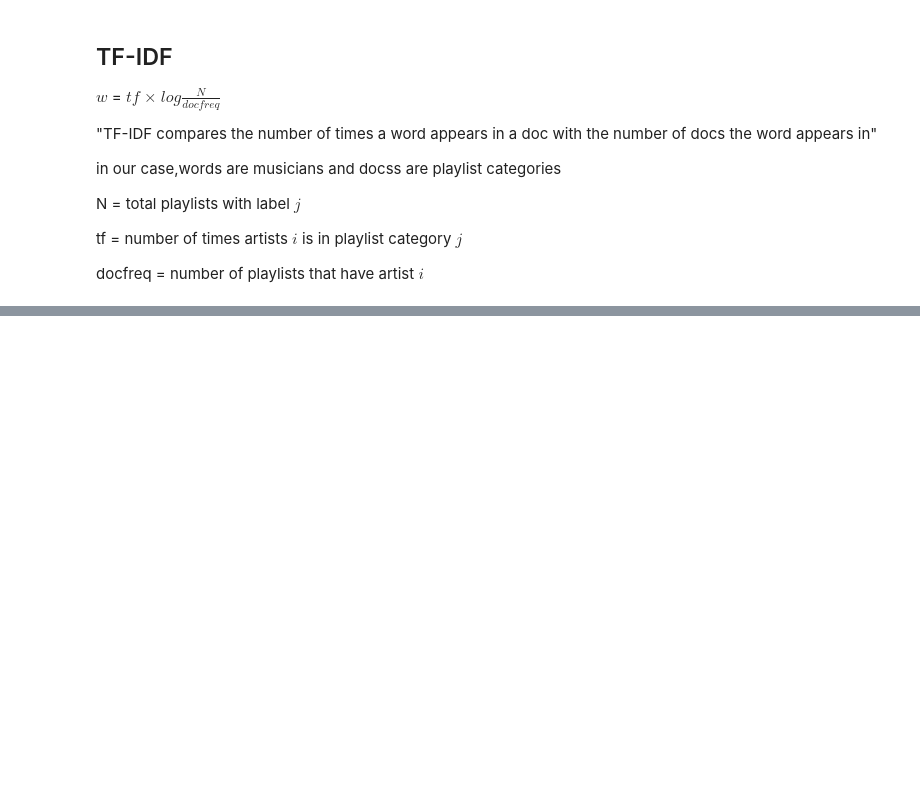
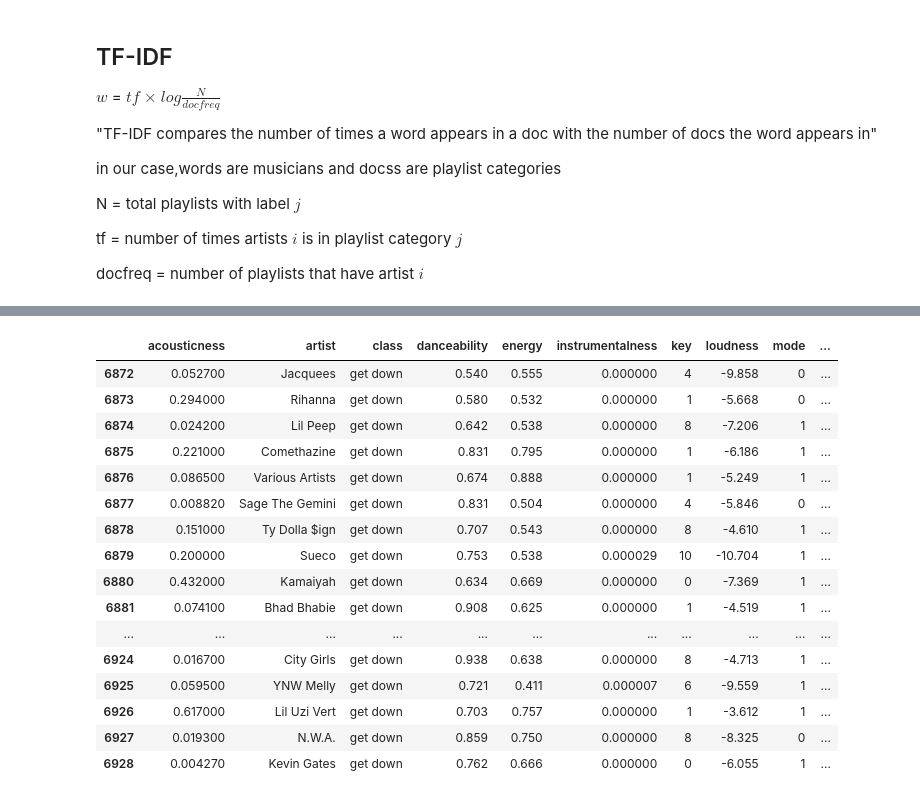
Before and after one commit to sulayman-ali/MusicMood, a Jupyter notebook: notebooks/EDA.ipynb, the cells around one changed output, grey strips where cells are left out. Saved outputs shown, nothing was run; the diff lists cells and outputs as text; code cells hidden in the pictures; blank space fills up the shorter version.

```diff
--- a/notebooks/EDA.ipynb
+++ b/notebooks/EDA.ipynb
@@ -160,0 +150,20 @@ df[df.artist == "Meek Mill" ]
+# %%
+df[df.playlist_id == "6GUbWs9UAjQVJSS3FkZZNY"]
+# %% [output]
+|  | acousticness | artist | class | danceability | energy | instrumentalness | key | loudness | mode | ... |
+| 6872 | 0.052700 | Jacquees | get down | 0.540 | 0.555 | 0.000000 | 4 | -9.858 | 0 | ... |
+| 6873 | 0.294000 | Rihanna | get down | 0.580 | 0.532 | 0.000000 | 1 | -5.668 | 0 | ... |
+| 6874 | 0.024200 | Lil Peep | get down | 0.642 | 0.538 | 0.000000 | 8 | -7.206 | 1 | ... |
+| 6875 | 0.221000 | Comethazine | get down | 0.831 | 0.795 | 0.000000 | 1 | -6.186 | 1 | ... |
+| 6876 | 0.086500 | Various Artists | get down | 0.674 | 0.888 | 0.000000 | 1 | -5.249 | 1 | ... |
+| 6877 | 0.008820 | Sage The Gemini | get down | 0.831 | 0.504 | 0.000000 | 4 | -5.846 | 0 | ... |
+| 6878 | 0.151000 | Ty Dolla $ign | get down | 0.707 | 0.543 | 0.000000 | 8 | -4.610 | 1 | ... |
+| 6879 | 0.200000 | Sueco | get down | 0.753 | 0.538 | 0.000029 | 10 | -10.704 | 1 | ... |
+| 6880 | 0.432000 | Kamaiyah | get down | 0.634 | 0.669 | 0.000000 | 0 | -7.369 | 1 | ... |
+| 6881 | 0.074100 | Bhad Bhabie | get down | 0.908 | 0.625 | 0.000000 | 1 | -4.519 | 1 | ... |
+| ... | ... | ... | ... | ... | ... | ... | ... | ... | ... | ... |
+| 6924 | 0.016700 | City Girls | get down | 0.938 | 0.638 | 0.000000 | 8 | -4.713 | 1 | ... |
+| 6925 | 0.059500 | YNW Melly | get down | 0.721 | 0.411 | 0.000007 | 6 | -9.559 | 1 | ... |
+| 6926 | 0.617000 | Lil Uzi Vert | get down | 0.703 | 0.757 | 0.000000 | 1 | -3.612 | 1 | ... |
+| 6927 | 0.019300 | N.W.A. | get down | 0.859 | 0.750 | 0.000000 | 8 | -8.325 | 0 | ... |
+| 6928 | 0.004270 | Kevin Gates | get down | 0.762 | 0.666 | 0.000000 | 0 | -6.055 | 1 | ... |
```
Also changed, not shown: parts of 15 cells of this notebook.
